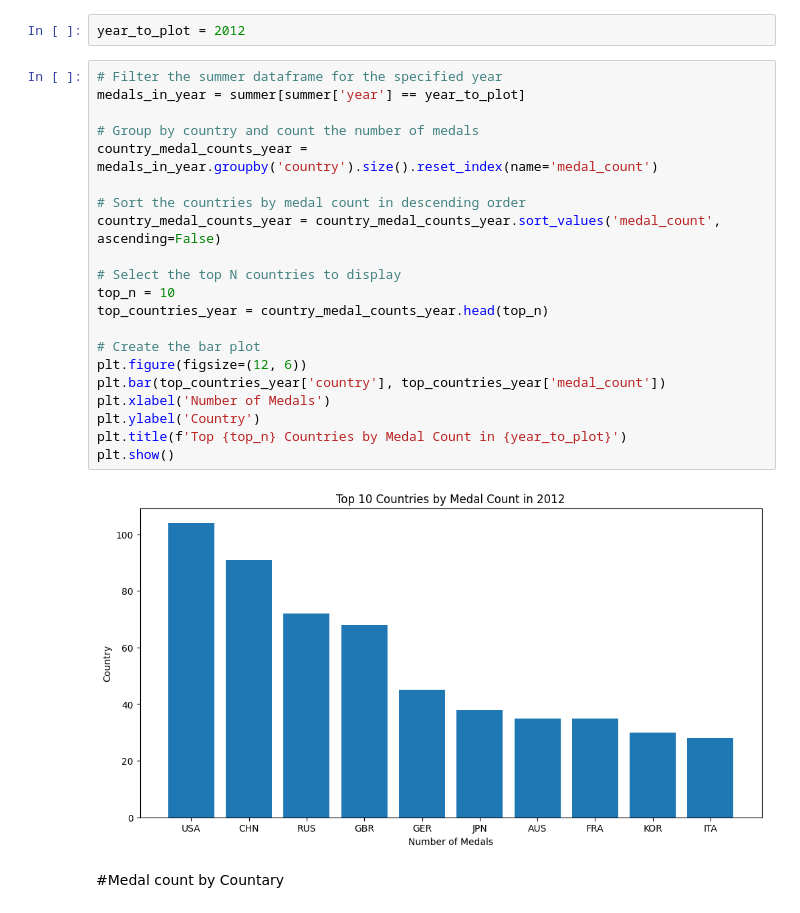
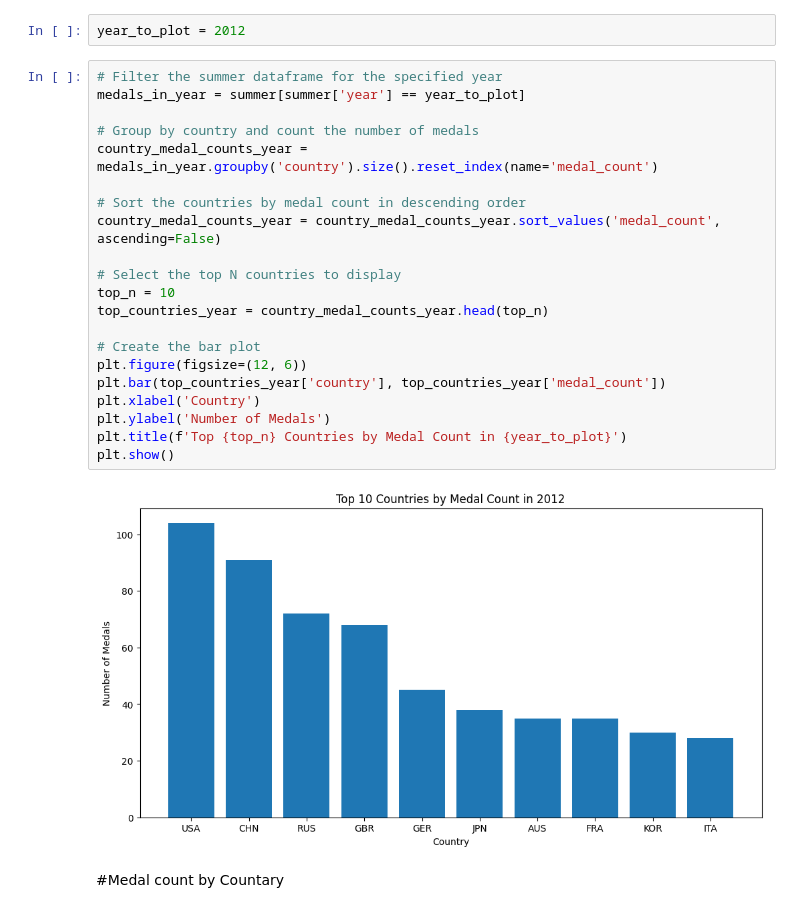
Before and after one commit to saumyasingh18/Olympic-Medal-Count-by-Country, a Jupyter notebook: Olympic_Medal_Count_by_Country.ipynb, the cells around one changed output. Cells and saved outputs as stored; diff of their text form.

```diff
--- a/Olympic_Medal_Count_by_Country.ipynb
+++ b/Olympic_Medal_Count_by_Country.ipynb
@@ -146,26 +149,26 @@ year_to_plot = 2012
 # %%
 # Filter the summer dataframe for the specified year
 medals_in_year = summer[summer['year'] == year_to_plot]
 
 # Group by country and count the number of medals
 country_medal_counts_year = medals_in_year.groupby('country').size().reset_index(name='medal_count')
 
 # Sort the countries by medal count in descending order
 country_medal_counts_year = country_medal_counts_year.sort_values('medal_count', ascending=False)
 
 # Select the top N countries to display
 top_n = 10
 top_countries_year = country_medal_counts_year.head(top_n)
 
 # Create the bar plot
 plt.figure(figsize=(12, 6))
 plt.bar(top_countries_year['country'], top_countries_year['medal_count'])
-plt.xlabel('Number of Medals')
-plt.ylabel('Country')
+plt.xlabel('Country')
+plt.ylabel('Number of Medals')
 plt.title(f'Top {top_n} Countries by Medal Count in {year_to_plot}')
 plt.show()
 # %% [output]
-[figure, old version]
+[figure, new version]
 # %% [markdown]
 #Medal count by Countary
 # %% [markdown]
```
Also changed, not shown: parts of 4 cells of this notebook.
